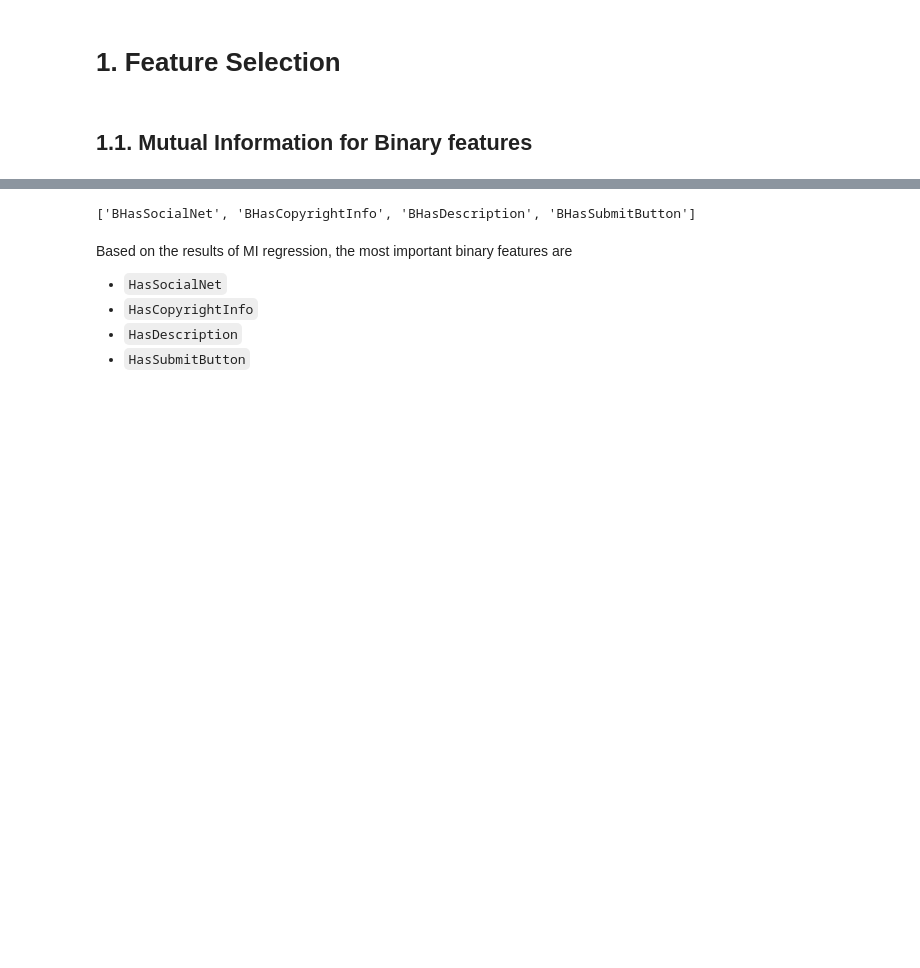
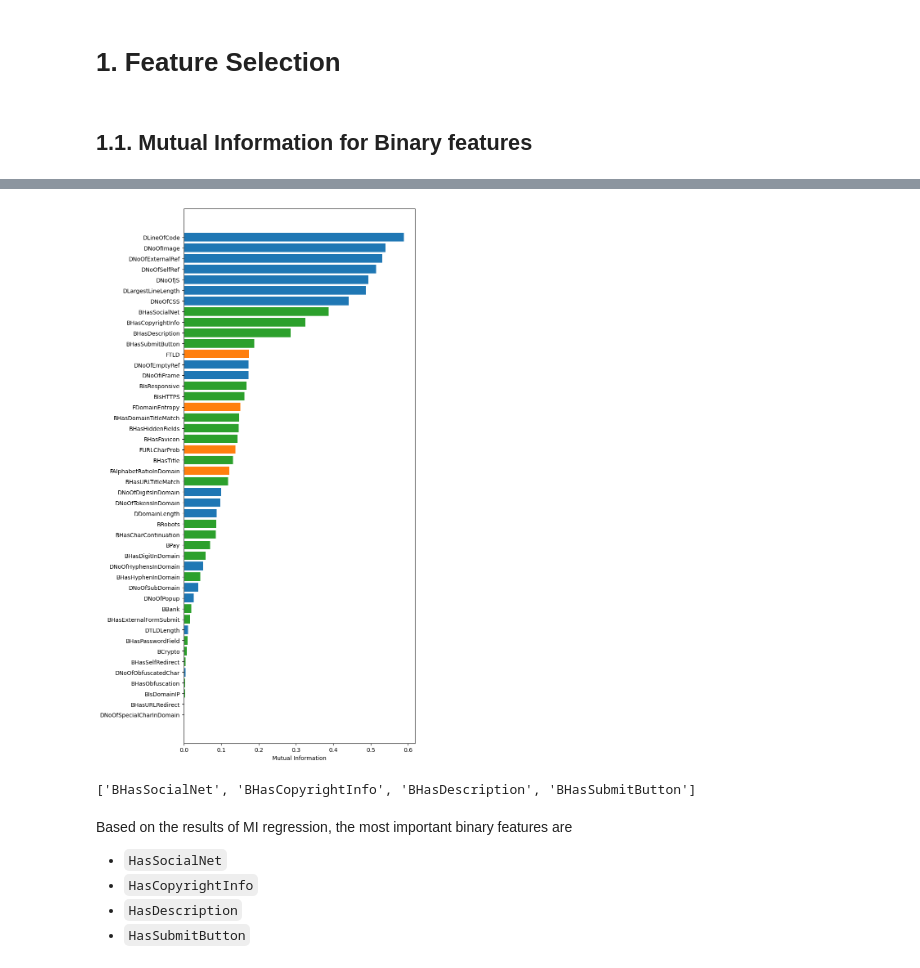
Before and after one commit to BugraAKKUS/Phishing-URL--Website--Detection, a Jupyter notebook: feature-selection.ipynb, the cells around one changed output, grey strips where cells are left out. Cells and saved outputs as stored; diff of their text form; code cells hidden in the pictures; blank space fills up the shorter version.

```diff
--- a/feature-selection.ipynb
+++ b/feature-selection.ipynb
@@ -66,4 +126,28 @@ BHasURLRedirect             0.000000
 dtype: float64
+# %%
+def feature_color(name):
+    if name.startswith("D"):
+        return "tab:blue"
+    if name.startswith("F"):
+        return "tab:orange"
+    if name.startswith("B"):
+        return "tab:green"
+    return "gray"
+
+
+mi = mi.sort_values(ascending=True)
+
+plt.figure(figsize=(8, 0.3 * len(mi)))
+plt.barh(
+    mi.index,
+    mi.values,
+    color=[feature_color(f) for f in mi.index]
+)
+plt.xlabel("Mutual Information")
+plt.tight_layout()
+plt.show()
+# %% [output]
+[figure, added]
 # %%
 select_binary_columns = [col for col in mi.index if col.startswith("B")][:4]
 select_binary_columns
```
Also changed, not shown: parts of 31 cells of this notebook.
